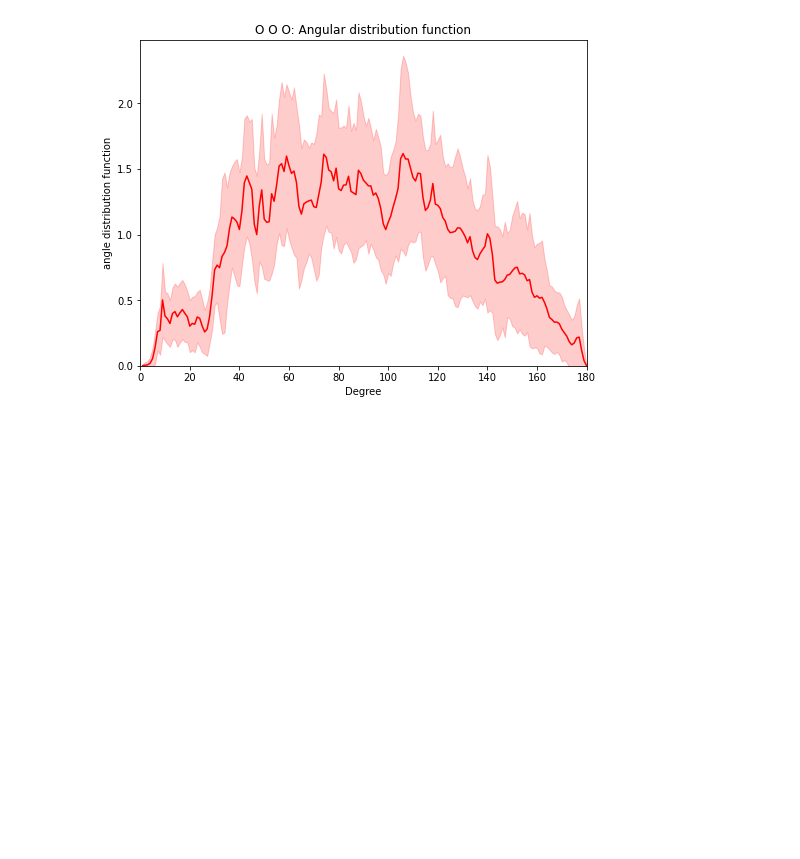
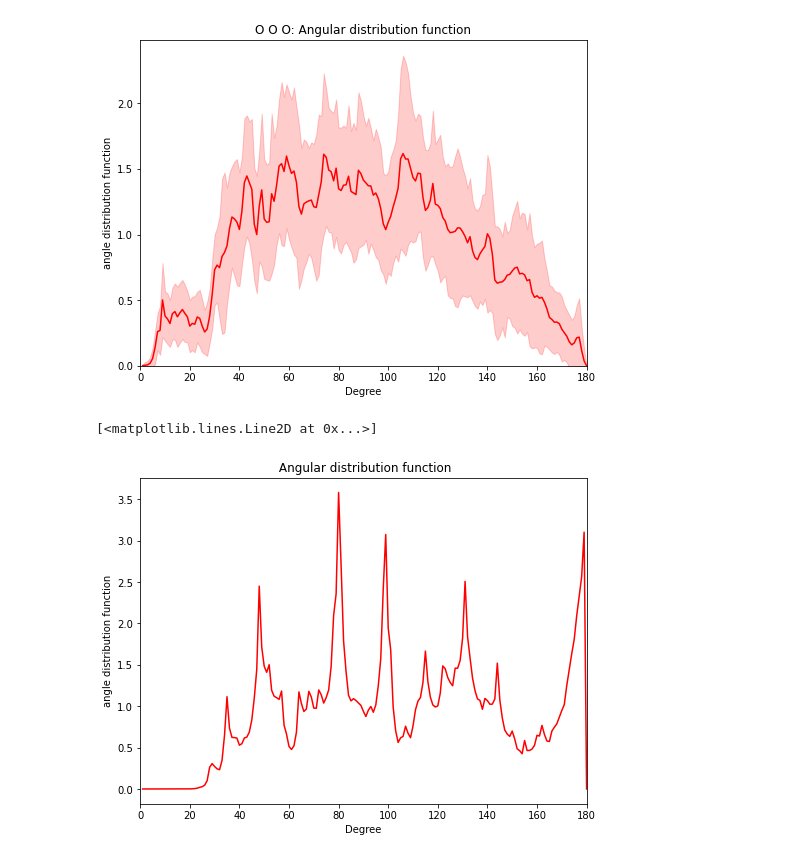
Before and after one commit to y1u0d2a1i/Research, a Jupyter notebook: scripts/adf/auto-fox_demo.ipynb, the cells around one changed output. Cells and saved outputs as stored; diff of their text form; code cells hidden in the pictures; blank space fills up the shorter version.

```diff
--- a/scripts/adf/auto-fox_demo.ipynb
+++ b/scripts/adf/auto-fox_demo.ipynb
@@ -148,3 +148,23 @@ plt.plot(range(1,181), mean, color='red')
 # %% [output]
 [<matplotlib.lines.Line2D at 0x...>]
 [figure]
+# %%
+import pandas as pd
+import matplotlib.pyplot as plt
+
+df = pd.read_csv('/Users/y1u0d2/desktop/Lab/result/adf/all.csv')
+# %%
+df_quartz = df[(df.structure == 'alpha-critobalite') & (df['Atom pairs'] == 'Si O Si')]
+df_quartz
+mean = df_quartz.mean()[2:]
+# std = df_quartz.std()[2:]
+plt.figure(figsize=(8,6))
+# plt.fill_between(range(1,181), mean + std, mean - std, alpha=0.2, color='red')
+plt.xlim(0,180)
+plt.title(f' Angular distribution function')
+plt.xlabel('Degree')
+plt.ylabel('angle distribution function')
+plt.plot(range(1,181), mean, color='red')
+# %% [output]
+[<matplotlib.lines.Line2D at 0x...>]
+[figure, added]
```
Also changed, not shown: 10 other files.
